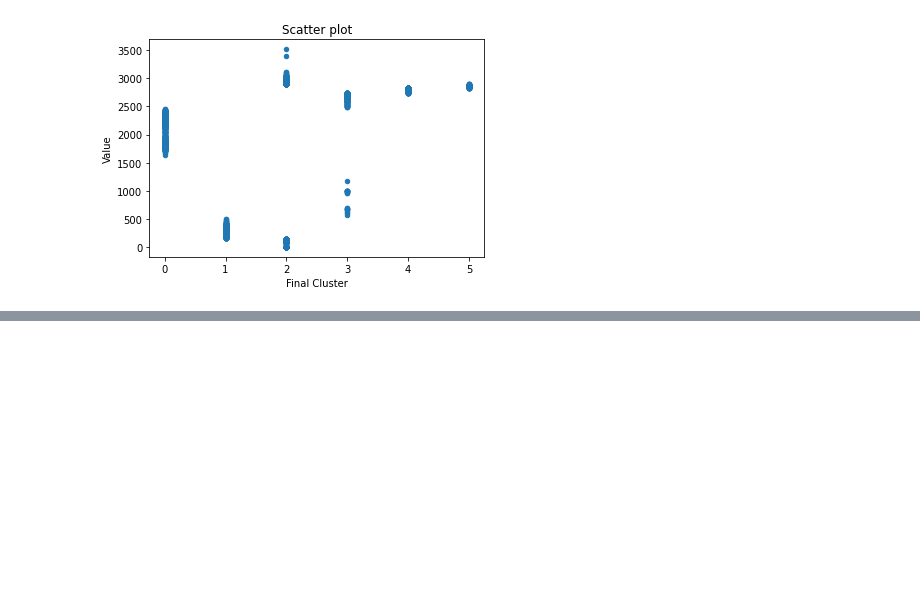
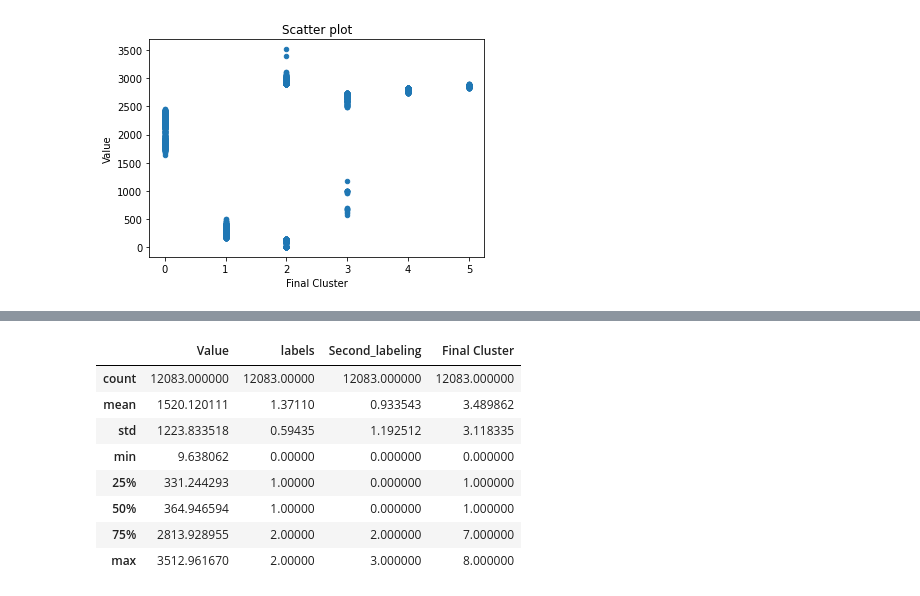
Before and after one commit to Priyanka-Kugapriya/Clustering_notebook, a Jupyter notebook: Hierarchical clustering.ipynb, the cells around one changed output, grey strips where cells are left out. Saved outputs shown, nothing was run; the diff lists cells and outputs as text; code cells hidden in the pictures; blank space fills up the shorter version.

```diff
--- a/Hierarchical clustering.ipynb
+++ b/Hierarchical clustering.ipynb
@@ -645,0 +724,12 @@ plot.show(block=True);
+# %%
+df_finalized_cluster.describe()
+# %% [output]
+|  | Value | labels | Second_labeling | Final Cluster |
+| count | 12083.000000 | 12083.00000 | 12083.000000 | 12083.000000 |
+| mean | 1520.120111 | 1.37110 | 0.933543 | 3.489862 |
+| std | 1223.833518 | 0.59435 | 1.192512 | 3.118335 |
+| min | 9.638062 | 0.00000 | 0.000000 | 0.000000 |
+| 25% | 331.244293 | 1.00000 | 0.000000 | 1.000000 |
+| 50% | 364.946594 | 1.00000 | 0.000000 | 1.000000 |
+| 75% | 2813.928955 | 2.00000 | 2.000000 | 7.000000 |
+| max | 3512.961670 | 2.00000 | 3.000000 | 8.000000 |
```
Also changed, not shown: parts of 18 cells of this notebook.
